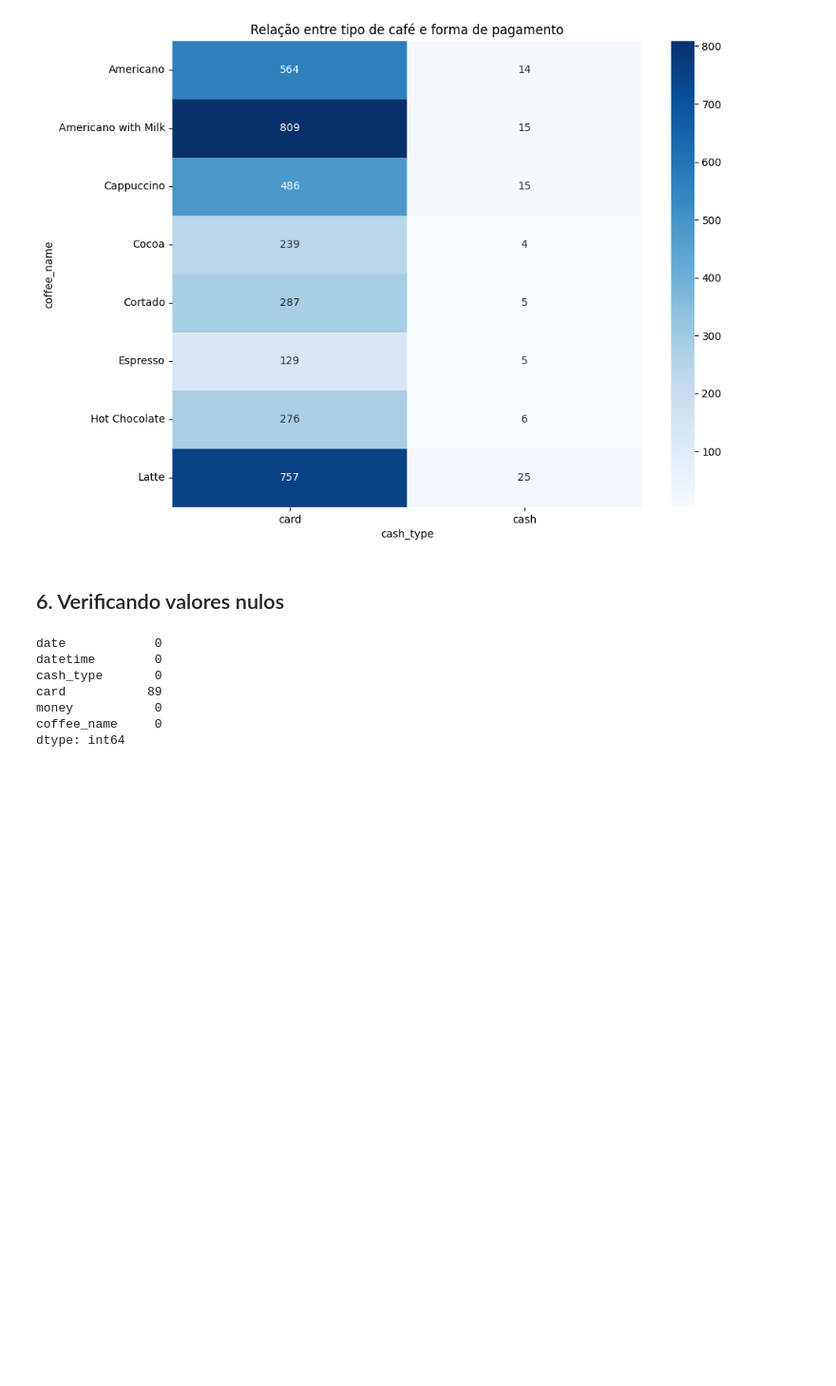
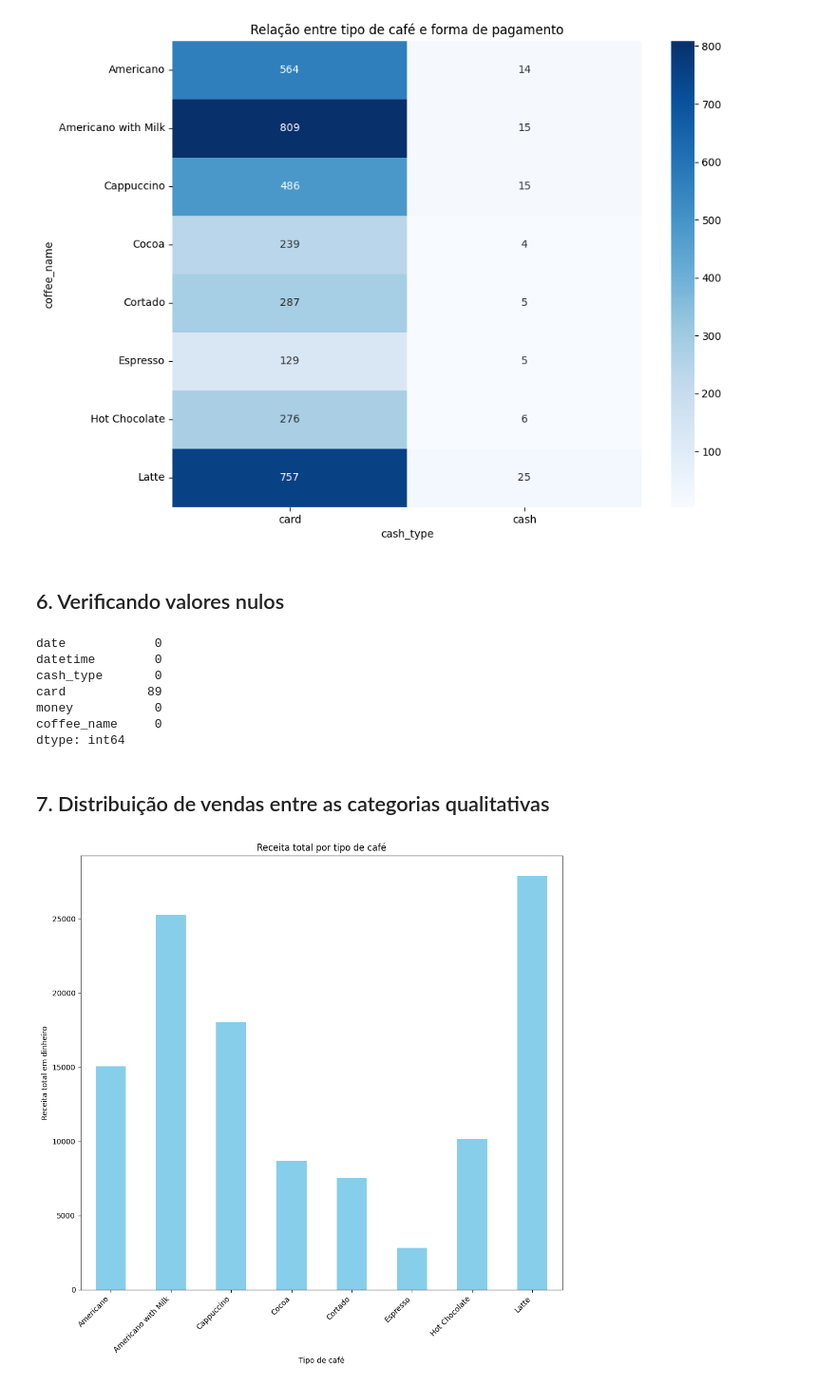
Before and after one commit to HugoSantos14/coffee-sales, a Jupyter notebook: coffee_sales.ipynb, the cells around one changed output. Shown: that part at 95% size. Saved outputs shown, nothing was run; the diff lists cells and outputs as text; code cells hidden in the pictures; blank space fills up the shorter version.

```diff
--- a/coffee_sales.ipynb
+++ b/coffee_sales.ipynb
@@ -147,3 +147,17 @@ card           89
 money           0
 coffee_name     0
 dtype: int64
+# %% [markdown]
+## 7. Distribuição de vendas entre as categorias qualitativas
+# %%
+total_revenue = df.groupby("coffee_name")["money"].sum()
+
+total_revenue.plot(kind="bar", figsize=(10,10), color="skyblue")
+plt.title("Receita total por tipo de café")
+plt.xlabel("Tipo de café")
+plt.ylabel("Receita total em dinheiro")
+plt.xticks(rotation=45, ha="right")
+plt.tight_layout()
+plt.show()
+# %% [output]
+[figure, added]
```
